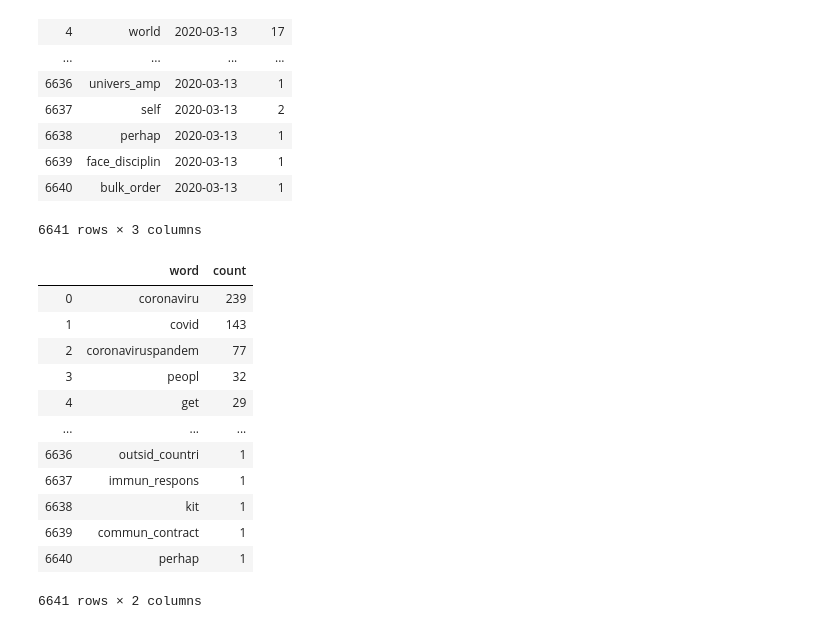
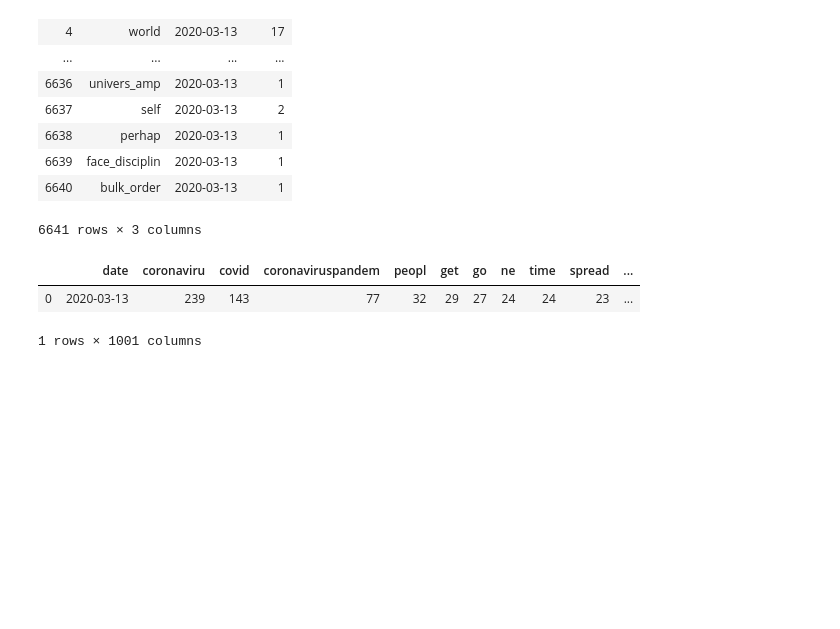
Before and after one commit to tingwei758/COVID_19_Prediction_SIR_and_Tweets, a Jupyter notebook: Tweet_Word_Count.ipynb, the cells around one changed output. Cells and saved outputs as stored; diff of their text form; code cells hidden in the pictures; blank space fills up the shorter version.

Commit message:
Implement Word Count

```diff
--- a/Tweet_Word_Count.ipynb
+++ b/Tweet_Word_Count.ipynb
@@ -177,22 +177,18 @@ result = spark.read\
 result2 = result.groupby('word')\
     .agg(F.sum('count').alias('count'))\
     .orderBy(F.desc('count'))
+# %%
+words = [row[0] for row in result2.limit(1000).select('word').collect()]
+if 'date' in words:
+    words.remove('date')
+# %%
+result3 = result.groupBy('date').pivot('word', words).max('count').orderBy('date').fillna(0)
 # %%
-result2.toPandas()
+result3.toPandas()
 # %% [output]
-|  | word | count |
-| 0 | coronaviru | 239 |
-| 1 | covid | 143 |
-| 2 | coronaviruspandem | 77 |
-| 3 | peopl | 32 |
-| 4 | get | 29 |
-| ... | ... | ... |
-| 6636 | outsid_countri | 1 |
-| 6637 | immun_respons | 1 |
-| 6638 | kit | 1 |
-| 6639 | commun_contract | 1 |
-| 6640 | perhap | 1 |
+|  | date | coronaviru | covid | coronaviruspandem | peopl | get | go | ne | time | spread | ... |
+| 0 | 2020-03-13 | 239 | 143 | 77 | 32 | 29 | 27 | 24 | 24 | 23 | ... |
-6641 rows × 2 columns
+1 rows × 1001 columns
 # %%
 df_cases = spark.read.csv('covid19.csv', header=True)
 # %%
```
Also changed, not shown: parts of 8 cells of this notebook.
